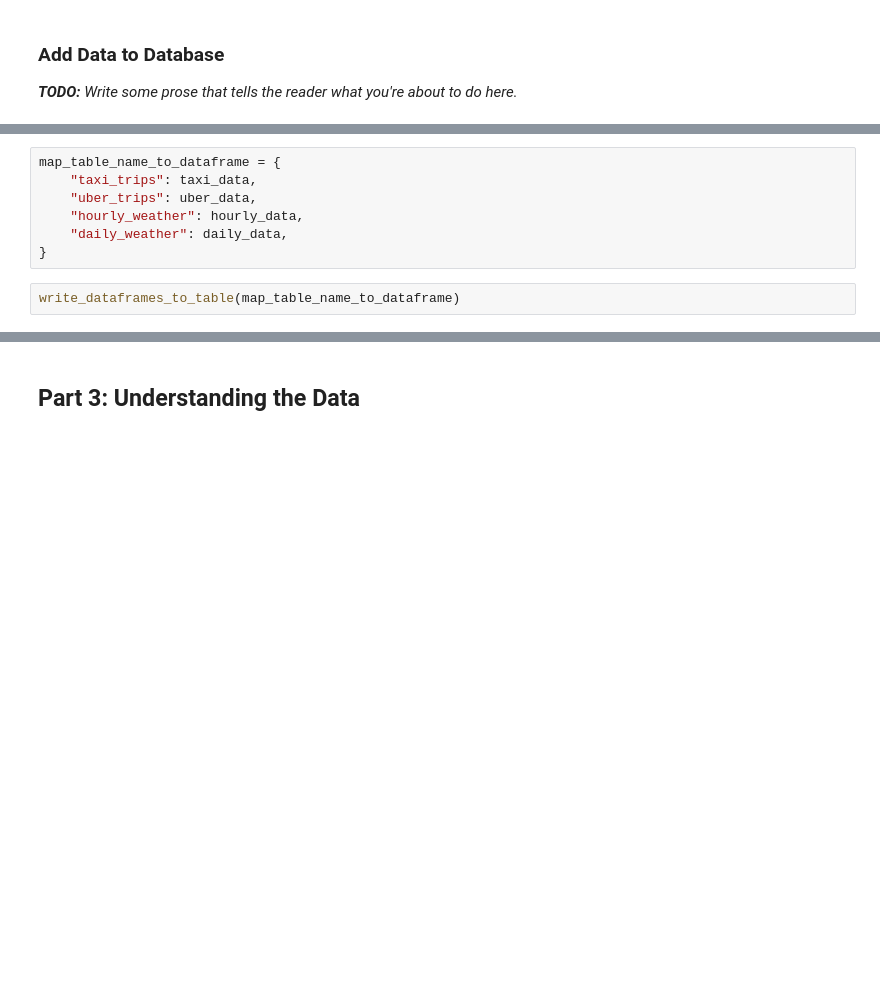
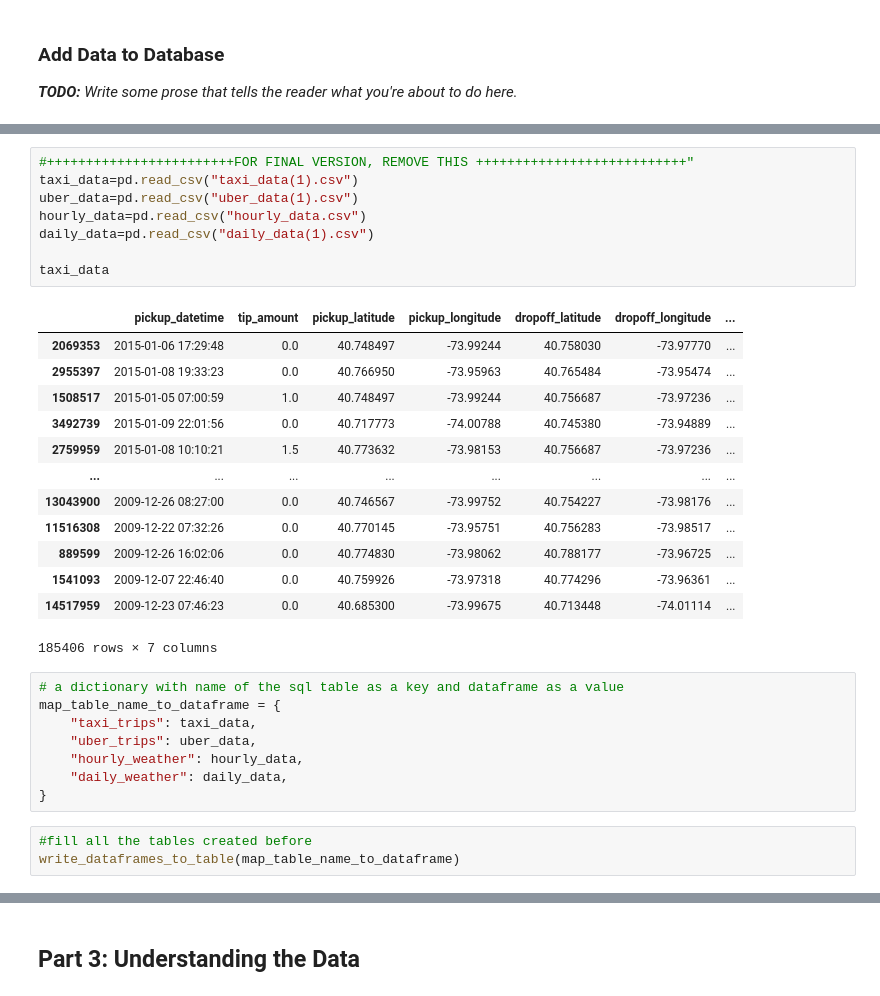
Before and after one commit to qixuan-jin/Clashes-between-Uber-and-Yellow-Taxi-IEOR4501, a Jupyter notebook: Project Scaffolding (1)(1).ipynb, the cells around one changed output, grey strips where cells are left out. Drawn from its saved outputs; the diff is of its cells as text; blank space fills up the shorter version.

```diff
--- a/Project Scaffolding (1)(1).ipynb
+++ b/Project Scaffolding (1)(1).ipynb
@@ -578,4 +605,27 @@ def write_dataframes_to_table(table_to_df_dict):
+# %%
+#++++++++++++++++++++++++FOR FINAL VERSION, REMOVE THIS +++++++++++++++++++++++++++"
+taxi_data=pd.read_csv("taxi_data(1).csv")
+uber_data=pd.read_csv("uber_data(1).csv")
+hourly_data=pd.read_csv("hourly_data.csv")
+daily_data=pd.read_csv("daily_data(1).csv")
+
+taxi_data
+# %% [output]
+|  | pickup_datetime | tip_amount | pickup_latitude | pickup_longitude | dropoff_latitude | dropoff_longitude | ... |
+| 2069353 | 2015-01-06 17:29:48 | 0.0 | 40.748497 | -73.99244 | 40.758030 | -73.97770 | ... |
+| 2955397 | 2015-01-08 19:33:23 | 0.0 | 40.766950 | -73.95963 | 40.765484 | -73.95474 | ... |
+| 1508517 | 2015-01-05 07:00:59 | 1.0 | 40.748497 | -73.99244 | 40.756687 | -73.97236 | ... |
+| 3492739 | 2015-01-09 22:01:56 | 0.0 | 40.717773 | -74.00788 | 40.745380 | -73.94889 | ... |
+| 2759959 | 2015-01-08 10:10:21 | 1.5 | 40.773632 | -73.98153 | 40.756687 | -73.97236 | ... |
+| ... | ... | ... | ... | ... | ... | ... | ... |
+| 13043900 | 2009-12-26 08:27:00 | 0.0 | 40.746567 | -73.99752 | 40.754227 | -73.98176 | ... |
+| 11516308 | 2009-12-22 07:32:26 | 0.0 | 40.770145 | -73.95751 | 40.756283 | -73.98517 | ... |
+| 889599 | 2009-12-26 16:02:06 | 0.0 | 40.774830 | -73.98062 | 40.788177 | -73.96725 | ... |
+| 1541093 | 2009-12-07 22:46:40 | 0.0 | 40.759926 | -73.97318 | 40.774296 | -73.96361 | ... |
+| 14517959 | 2009-12-23 07:46:23 | 0.0 | 40.685300 | -73.99675 | 40.713448 | -74.01114 | ... |
+185406 rows × 7 columns
 # %%
+# a dictionary with name of the sql table as a key and dataframe as a value
 map_table_name_to_dataframe = {
     "taxi_trips": taxi_data,
     "uber_trips": uber_data,
@@ -583,4 +633,5 @@ map_table_name_to_dataframe = {
     "daily_weather": daily_data,
 }
 # %%
+#fill all the tables created before
 write_dataframes_to_table(map_table_name_to_dataframe)
```
Also changed, not shown: parts of 6 cells of this notebook, 2 other files.
